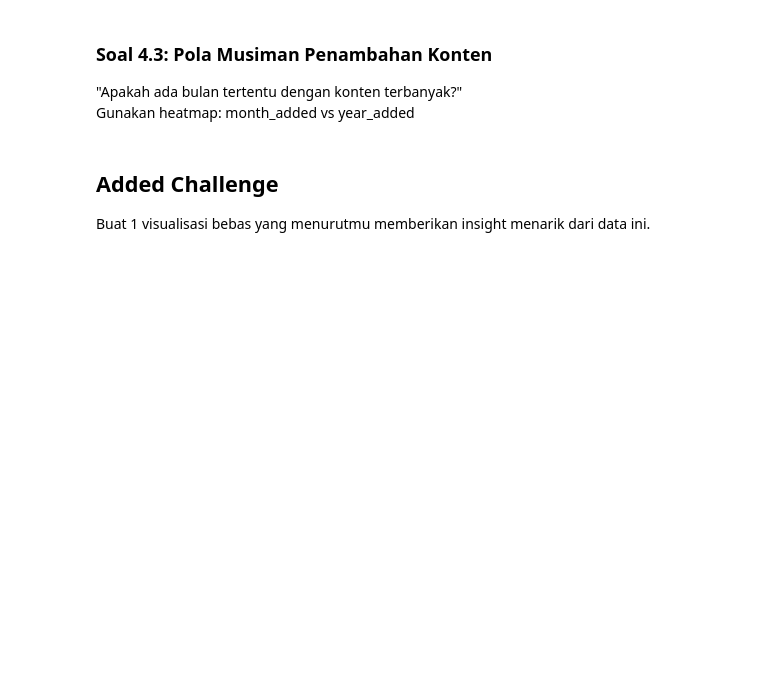
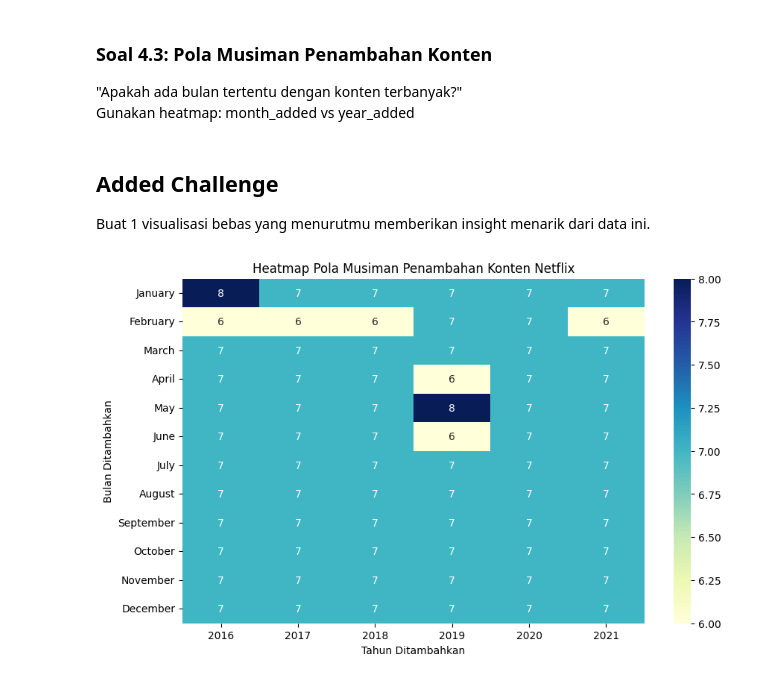
Before and after one commit to Quinntes/bootcamp, a Jupyter notebook: practice_session/2_data_analysis/4_python_for_data_visualization/day_19_quiz.ipynb, the cells around one changed output. Cells and saved outputs as stored; diff of their text form; code cells hidden in the pictures; blank space fills up the shorter version.

```diff
--- a/practice_session/2_data_analysis/4_python_for_data_visualization/day_19_quiz.ipynb
+++ b/practice_session/2_data_analysis/4_python_for_data_visualization/day_19_quiz.ipynb
@@ -108,3 +178,27 @@ Gunakan heatmap: month_added vs year_added
 # %% [markdown]
 ## Added Challenge
 Buat 1 visualisasi bebas yang menurutmu memberikan insight menarik dari data ini.
+# %%
+# Simulasi ulang data 'date_added'
+date_sample = pd.date_range(start='2016-01-01', end='2021-12-31', periods=500)
+df_sample = pd.DataFrame({'date_added': date_sample})
+df_sample['year_added'] = df_sample['date_added'].dt.year
+df_sample['month_added'] = df_sample['date_added'].dt.month_name()
+# %%
+# Pivot table untuk heatmap
+heatmap_data = df_sample.pivot_table(index='month_added', columns='year_added', aggfunc='size', fill_value=0)
+# %%
+# Urutkan bulan sesuai urutan kalender
+months_order = ['January', 'February', 'March', 'April', 'May', 'June',
+                'July', 'August', 'September', 'October', 'November', 'December']
+heatmap_data = heatmap_data.reindex(months_order)
+# %%
+# Visualisasi heatmap
+plt.figure(figsize=(10,6))
+sns.heatmap(heatmap_data, annot=True, fmt='d', cmap='YlGnBu')
+plt.title('Heatmap Pola Musiman Penambahan Konten Netflix')
+plt.xlabel('Tahun Ditambahkan')
+plt.ylabel('Bulan Ditambahkan')
+plt.show()
+# %% [output]
+[figure, added]
```
Also changed, not shown: parts of 16 cells of this notebook.
